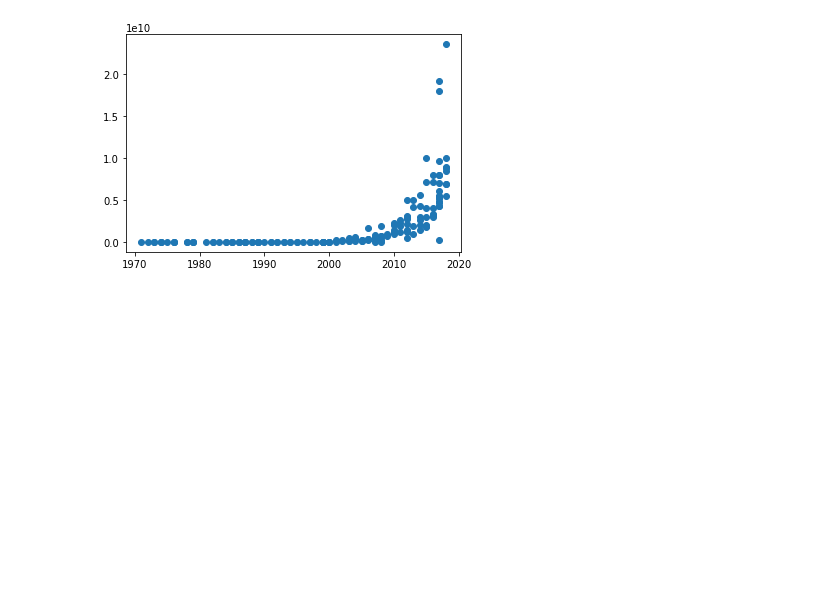
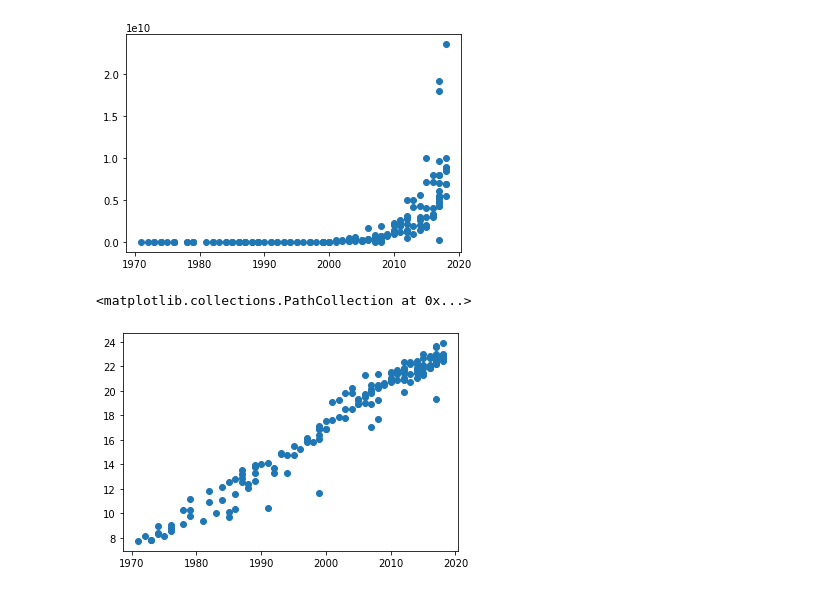
Before and after one commit to mirpouya/Introduction-to-PyTorch, a Jupyter notebook: PyTorch_Intro.ipynb, the cells around one changed output. Cells and saved outputs as stored; diff of their text form; code cells hidden in the pictures; blank space fills up the shorter version.

```diff
--- a/PyTorch_Intro.ipynb
+++ b/PyTorch_Intro.ipynb
@@ -314,3 +314,12 @@ plt.scatter(X, y)
 # %% [output]
 <matplotlib.collections.PathCollection at 0x...>
 [figure]
+# %%
+# the plot shows exponential growth
+# hence we need a linear estimation it is good to log trandform the data
+
+y = np.log(y)
+plt.scatter(X, y)
+# %% [output]
+<matplotlib.collections.PathCollection at 0x...>
+[figure, added]
```
